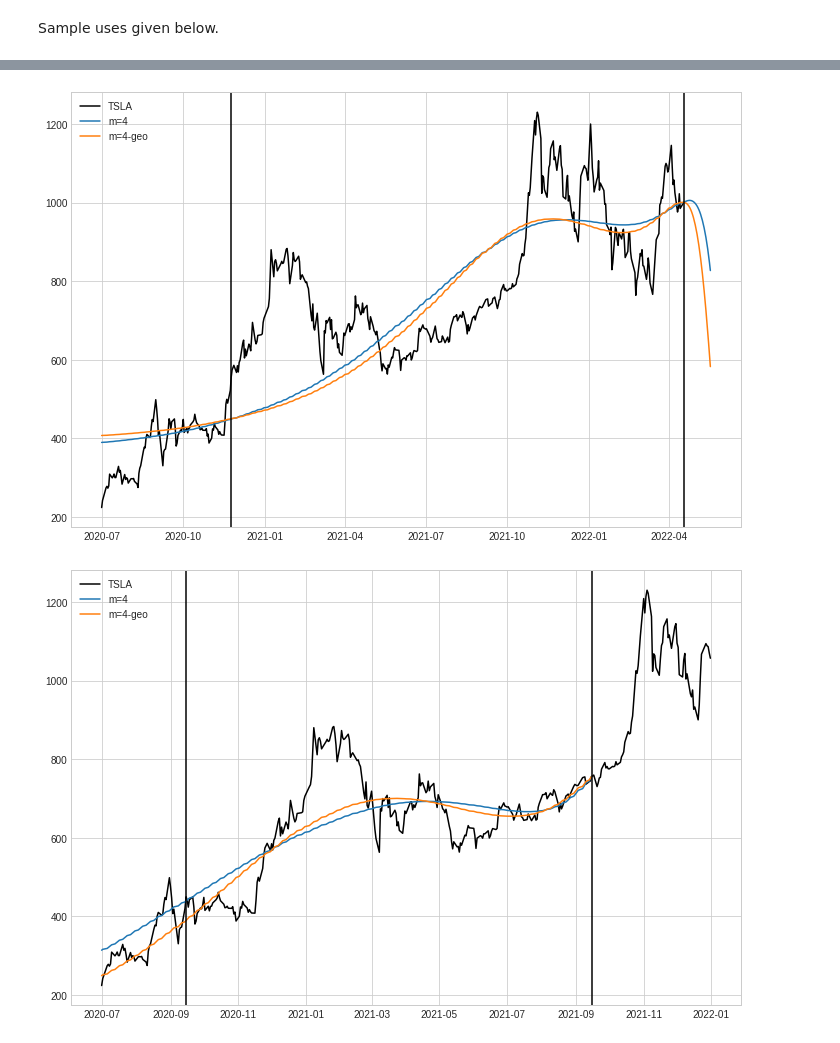
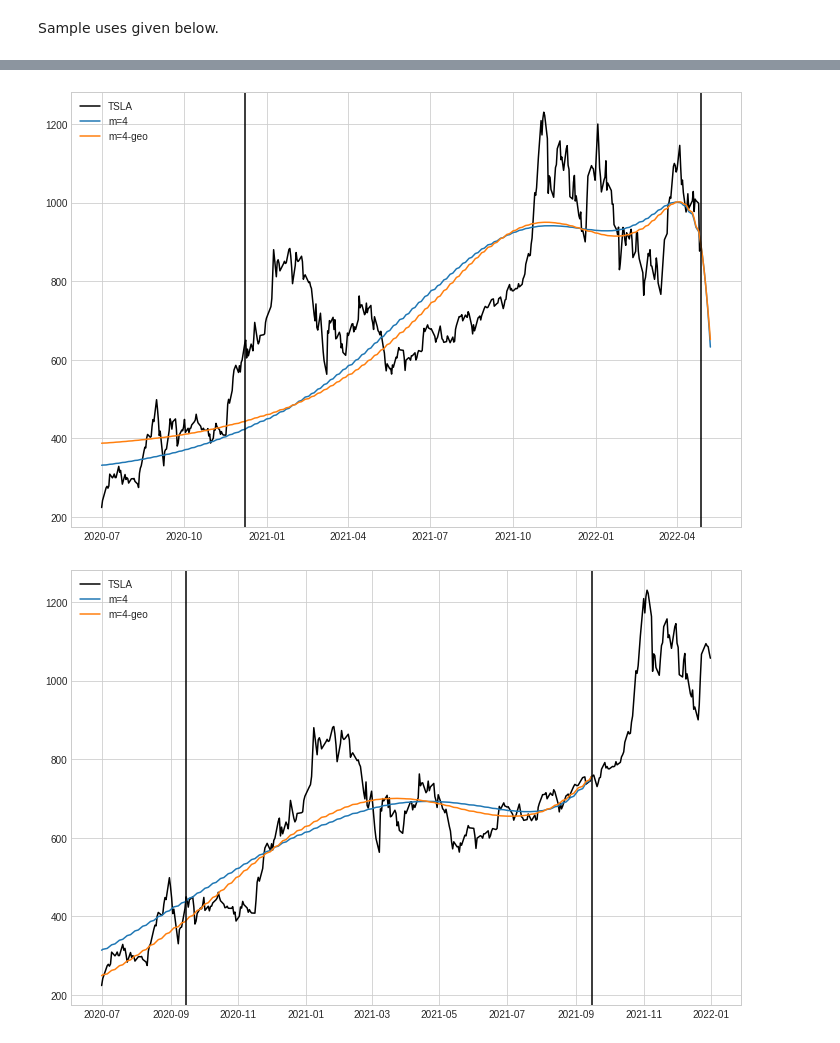
Before and after one commit to gmreinhart/ts-ewma-fit, a Jupyter notebook: notebooks/stockdata.ipynb, the cells around one changed output, grey strips where cells are left out. Cells and saved outputs as stored; diff of their text form; code cells hidden in the pictures.

Commit message:
tsfit.py Geometric case plus more documentation

```diff
--- a/notebooks/stockdata.ipynb
+++ b/notebooks/stockdata.ipynb
@@ -105,16 +105,18 @@ def marketplot(symbol, mL, period, h=None, t0_date=None, forecast=0,
     for m in mL:
         if h is None:
             tsfit = TSFit(m, period=period)
+            tsfit_geo = TSFit(m, period=period, rw_type='Geometric')
         else:
             tsfit = TSFit(m, h=h, period=period)
+            tsfit_geo = TSFit(m, h=h, period=period, rw_type='Geometric')
         tsfit.fit(plotdf['values'])
         #at least on of plot_normal or plot_geo must be True
         if plot_normal:
             est = tsfit.transform(t0=t0_index)
             plotdf = plotdf.join(pd.DataFrame(est, columns=['m='+str(m)]), how='outer')
         if plot_geo:
-            tsfit.fit(np.log(plotdf['values']))
-            estgeo = np.exp(tsfit.transform(t0=t0_index))
+            tsfit_geo.fit(plotdf['values'])
+            estgeo = tsfit_geo.transform(t0=t0_index)
             plotdf = plotdf.join(pd.DataFrame(estgeo, columns=['m='+str(m)+'-geo']), how='outer')
 
     #plotdf = plotdf.iloc[start_index:lastplot_index+1] # integer index
@@ -147,7 +149,7 @@ marketplot('tsla', [2, 12], period=400, start_date='20200101', plot_normal=False
 # %%
-marketplot('tsla', [4], period=350, start_date='20200701', forecast=30)
+marketplot('tsla', [4], period=350, start_date='20200701', forecast=10)
 # %% [output]
-[figure, old version]
+[figure, new version]
 # %%
 marketplot('tsla', [4], period=252, h=80, start_date='20200701', t0_date='20210915', end_date='20211231')
 # %% [output]
```
Also changed, not shown: parts of 4 cells of this notebook, 7 other files.
